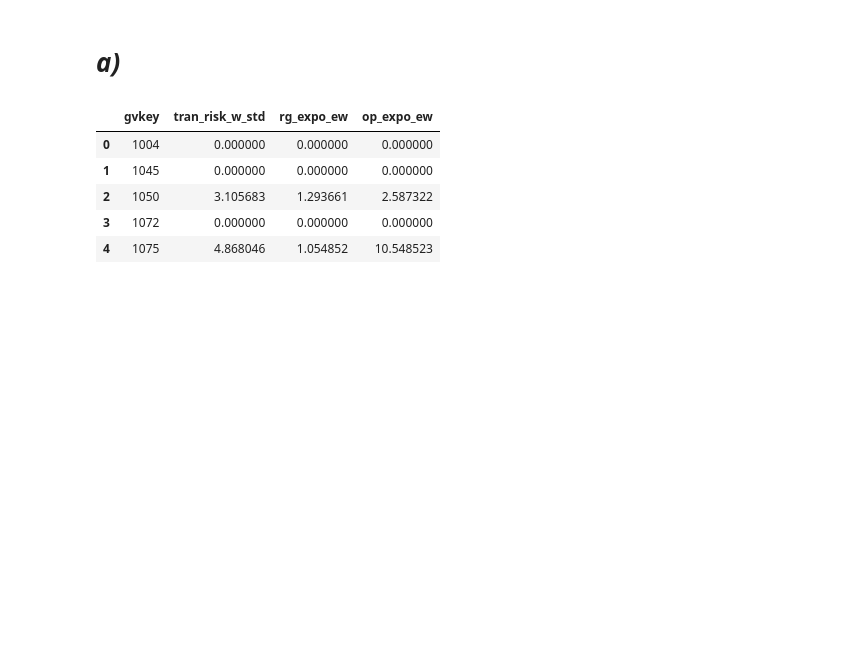
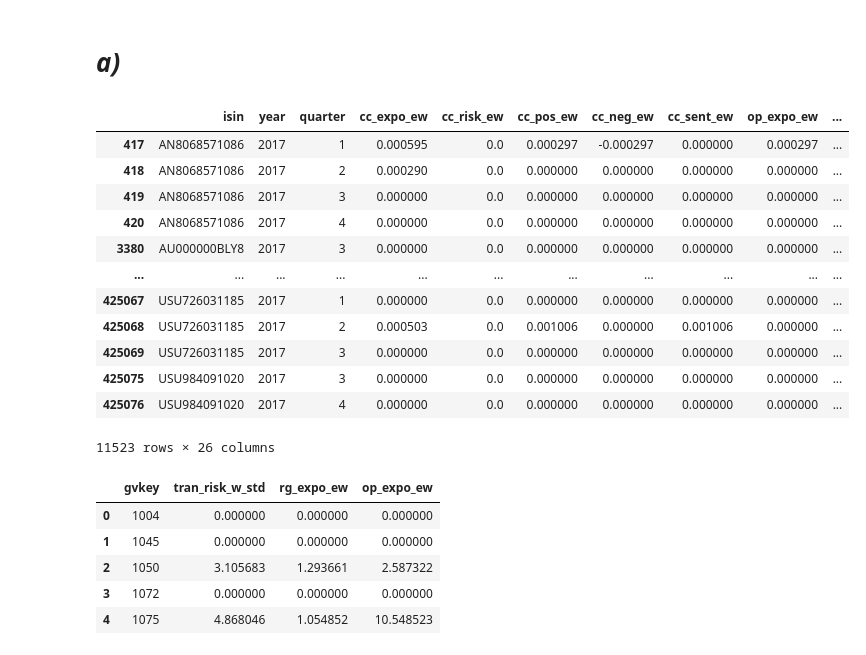
Before and after one commit to STEG-cpu/Sustainable_Finance_Project_1, a Jupyter notebook: 1. Assignment1_Group2.ipynb, the cells around one changed output. Drawn from its saved outputs; the diff is of its cells as text; code cells hidden in the pictures; blank space fills up the shorter version.

```diff
--- a/1. Assignment1_Group2.ipynb
+++ b/1. Assignment1_Group2.ipynb
@@ -395,6 +399,22 @@ li_raw.head()
 # - From Sautner et al. (2023): I keep also here gvkey, regulatory exposure (rg_expo_ew), and opportunities exposure (op_expo_ew)
 li_2017_q4 = li_raw[(li_raw['year'] == 2017) & (li_raw['qtr'] == 4)][['gvkey', 'tran_risk_w_std']].copy()
 us_firms_2017_q4 = us_firms[(us_firms['year'] == 2017) & (us_firms['quarter'] == 4)][['gvkey', 'rg_expo_ew', 'op_expo_ew']].copy()
+# %%
+us_firms[(us_firms['year'] == 2017)]
+# %% [output]
+|  | isin | year | quarter | cc_expo_ew | cc_risk_ew | cc_pos_ew | cc_neg_ew | cc_sent_ew | op_expo_ew | ... |
+| 417 | AN8068571086 | 2017 | 1 | 0.000595 | 0.0 | 0.000297 | -0.000297 | 0.000000 | 0.000297 | ... |
+| 418 | AN8068571086 | 2017 | 2 | 0.000290 | 0.0 | 0.000000 | 0.000000 | 0.000000 | 0.000000 | ... |
+| 419 | AN8068571086 | 2017 | 3 | 0.000000 | 0.0 | 0.000000 | 0.000000 | 0.000000 | 0.000000 | ... |
+| 420 | AN8068571086 | 2017 | 4 | 0.000000 | 0.0 | 0.000000 | 0.000000 | 0.000000 | 0.000000 | ... |
+| 3380 | AU000000BLY8 | 2017 | 3 | 0.000000 | 0.0 | 0.000000 | 0.000000 | 0.000000 | 0.000000 | ... |
+| ... | ... | ... | ... | ... | ... | ... | ... | ... | ... | ... |
+| 425067 | USU726031185 | 2017 | 1 | 0.000000 | 0.0 | 0.000000 | 0.000000 | 0.000000 | 0.000000 | ... |
+| 425068 | USU726031185 | 2017 | 2 | 0.000503 | 0.0 | 0.001006 | 0.000000 | 0.001006 | 0.000000 | ... |
+| 425069 | USU726031185 | 2017 | 3 | 0.000000 | 0.0 | 0.000000 | 0.000000 | 0.000000 | 0.000000 | ... |
+| 425075 | USU984091020 | 2017 | 3 | 0.000000 | 0.0 | 0.000000 | 0.000000 | 0.000000 | 0.000000 | ... |
+| 425076 | USU984091020 | 2017 | 4 | 0.000000 | 0.0 | 0.000000 | 0.000000 | 0.000000 | 0.000000 | ... |
+11523 rows × 26 columns
 # %%
 # Now I can merge the two datasets (Li et al. and Sautner et al.) for 2017 Q4
 # using gvkey as the common identifier.
```
Also changed, not shown: parts of 2 cells of this notebook.
